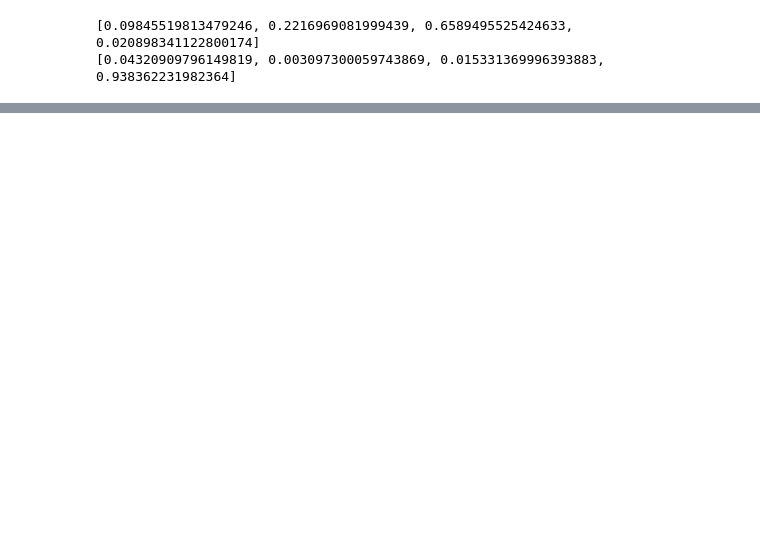
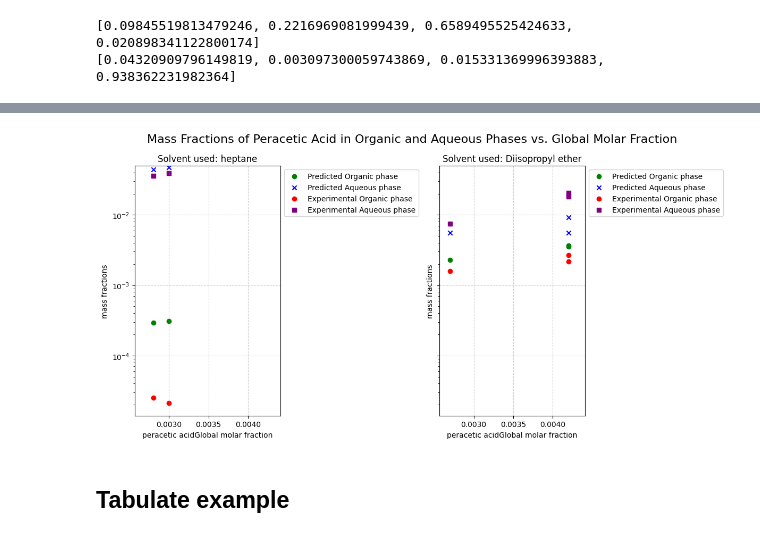
Before and after one commit to step-group/enzyme-kinetics, a Jupyter notebook: liquid-liquid equilibrium.ipynb, the cells around one changed output, grey strips where cells are left out. Drawn from its saved outputs; the diff is of its cells as text; code cells hidden in the pictures; blank space fills up the shorter version.

```diff
--- a/liquid-liquid equilibrium.ipynb
+++ b/liquid-liquid equilibrium.ipynb
@@ -29,5 +50,5 @@ Academic license - for non-commercial use only - expires 2025-11-19
 T=25+273.15   #temperature in Kelvin
 P=1.01325     #pressure in bar
 #next, we need to define the components in our experiments
-components=['acetic acid','hydrogen peroxide','water','diisopropyl ether']
-components_initial_values=[[2.6123,'mass'],[4.125,'mass'],[12.375,'mass'],[17.8883,'mass']]  #list of values of each component, which can be given in 'mass' or 'moles'
+components=[['acetic acid','hydrogen peroxide','water','diisopropyl ether'],['acetic acid','hydrogen peroxide','water','toluene'],['acetic acid','hydrogen peroxide','water','heptane'],['lauric acid','hydrogen peroxide','water','diisopropyl ether'],['lauric acid','hydrogen peroxide','water','toluene'],['lauric acid','hydrogen peroxide','water','heptane']]
+components_initial_values=[[[2.6123,'mass'],[4.125,'mass'],[12.375,'mass'],[17.8883,'mass']],[[0.7502,'mass'],[4.125,'mass'],[12.375,'mass'],[21.5978,'mass']],[[1.0420,'mass'],[4.125,'mass'],[12.375,'mass'],[17.0384,'mass']],[[2.5049,'mass'],[4.125,'mass'],[12.375,'mass'],[17.8883,'mass']],[[2.5081,'mass'],[4.125,'mass'],[12.375,'mass'],[21.6435,'mass']],[[2.5058,'mass'],[4.125,'mass'],[12.375,'mass'],[17.0384,'mass']]] #list of values of each component, which can be given in 'mass' or 'moles'
@@ -38,7 +74,7 @@ def get_molar_fractions_zi(components,components_initial_values,T,P):
         if components_initial_values[i][1]=='moles':
             components_moles.append(components_initial_values[i][0])
         elif components_initial_values[i][1]=='mass':
-            component=Chemical(components[i],T=T,P=P)
+            component=Chemical(components[i],T=T,P=P*100000)  #convert pressure to Pa for chemical
             component_molar_mass=component.MW
             components_moles.append(components_initial_values[i][0]/component_molar_mass)
         else:
@@ -111,7 +204,7 @@ def molar_fraction_to_mass_fraction(components,molar_fractions,T,P):
     #this function assumes a calculus base of 1 mole of the mixture
     components_mass=[]
     for i in range(len(components)):
-        component=Chemical(components[i],T=T,P=P)
+        component=Chemical(components[i],T=T,P=P*100000)  #convert pressure to Pa for chemical
         component_molar_mass=component.MW
         component_mass=molar_fractions[i]*component_molar_mass
         components_mass.append(component_mass)
@@ -128,0 +315,66 @@ print(organic_phase)
+# %%
+#First we will plot the molar fractions of a product of interest under different substrate molar fractions
+components=[['acetic acid','hydrogen peroxide','water','heptane','peracetic acid'],['acetic acid','hydrogen peroxide','water','Diisopropyl ether','peracetic acid']]
+global_molar_fractions=[[[0.02,0.0028,0.193,0.782,0.0022],[0.0192,0.0025,0.1932,0.782,0.003],[0.0194,0.0025,0.1933,0.782,0.0028]],[[0.0188,0.026,0.1636,0.7889,0.0027],[0.0172,0.0288,0.1644,0.7855,0.0042],[0.0173,0.0119,0.1755,0.7911,0.0042]]]
+experimental_mass_fractions_organic=[[1.4*10**(-5),2.1*10**(-5),2.5*10**(-5)],[1.59*10**(-3),2.18*10**(-3),2.69*10**(-3)]]
+experimental_mass_fractions_aqueous=[[0.0311,0.0391,0.0356],[0.0075,0.0182,0.0207]]
+T=30+273.15   #temperature in Kelvin
+P=1.01325     #pressure in bar
+ncols=2         #number of columns for the subplots
+nrows=1  #number of rows for the subplot
+fig, axs = plt.subplots(nrows, ncols, figsize=(6*ncols, 6*nrows), sharex=True, sharey=True)  #we create the figure and subplots, defining it's dimensions and in this case the x and y axes will be shared across all subplots to compare them
+axs = axs.flatten()   #we flatten the axs array to make it easier to iterate trhough
+for j in range(len(components)):
+    components_to_evaluate=components[j]
+    experiment_fraction_organic=[]
+    experiment_fraction_aqueous=[]
+    for i in range(len(global_molar_fractions[j])):
+        components_molar_fractions_to_use=global_molar_fractions[j][i]
+        component_properties=get_components_properties_alternative(components_to_evaluate,T,P,"MODIFIED_UNIFAC")
+        component_properties[1][5]={'OH':2}
+        component_properties[4][5]={'CH3':1,'CH3CO':1,'C2H5O2':1}
+        mixture_to_use=set_components(components_to_evaluate,component_properties)
+        #now we can define the mixture using phasepy
+        mix=mixture(mixture_to_use[0],mixture_to_use[1])
+        for s in range(2,len(mixture_to_use)):
+            mix.add_component(mixture_to_use[s])
+        #now we define the unifac model to be used
+        mix.original_unifac()
+        eos=virialgamma(mix, actmodel='original_unifac')
+        T=T
+        P=P
+        Z=np.array(components_molar_fractions_to_use)
+        x0=np.array([0.02,0.1,0.85,0.03,0.0005])
+        w0=np.array([0.05,0.2,0.35,0.4,0.0005])
+        test=lle(x0,w0,Z,T,P,eos,full_output=True)
+        phase_molar_fractions=test['X']
+        aqueous_phase_molar_fractions=phase_molar_fractions[0]
+        organic_phase_molar_fractions=phase_molar_fractions[1]
+        aqueous_mass_fractions=molar_fraction_to_mass_fraction(components_to_evaluate,aqueous_phase_molar_fractions,T,P)
+        organic_mass_fractions=molar_fraction_to_mass_fraction(components_to_evaluate,organic_phase_molar_fractions,T,P)
+        experiment_fraction_organic.append(organic_mass_fractions[4])  #we append the mass fraction of the product of interest
+        experiment_fraction_aqueous.append(aqueous_mass_fractions[4])   #we append the mass fraction of the product of interest in the aqueous phase
+    molar_fractions_to_evaluate=[]
+    for k in range(len(global_molar_fractions[j])):
+        molar_fractions_to_evaluate.append(global_molar_fractions[j][k][4])
+    ax=axs[j]      #we determine the current axis to plot
+    ax.scatter(molar_fractions_to_evaluate,experiment_fraction_organic, label='Predicted Organic phase',color='green')
+    ax.scatter(molar_fractions_to_evaluate,experiment_fraction_aqueous, label='Predicted Aqueous phase',color='blue',marker='x')
+    ax.scatter(molar_fractions_to_evaluate,experimental_mass_fractions_organic[j], label='Experimental Organic phase',color='red',marker='o')
+    ax.scatter(molar_fractions_to_evaluate,experimental_mass_fractions_aqueous[j], label='Experimental Aqueous phase',color='purple',marker='s')
+    ax.grid(True, linestyle='--', alpha=0.6)
+    ax.set_xlim(min(molar_fractions_to_evaluate)*0.95, max(molar_fractions_to_evaluate)*1.05)
+    ax.set_ylim(bottom=0)  # Make sure y axis starts at zero
+    ax.set_yscale('log')
+    ax.set_xlabel(components[j][4]+"Global molar fraction")
+    ax.set_ylabel("mass fractions")
+    ax.set_title("Solvent used: "+components[j][3])
+    ax.legend(loc='upper left', bbox_to_anchor=(1, 1))   #we add the legend to identify which is the predicted and experimental data
+    ax.grid(True)
+fig.suptitle("Mass Fractions of Peracetic Acid in Organic and Aqueous Phases vs. Global Molar Fraction", fontsize=16)
+plt.tight_layout()
+plt.show()  #we show the plot
+# %% [output]
+[figure, added]
+# %% [markdown]
+## Tabulate example
```
Also changed, not shown: parts of 24 cells of this notebook, 5 other files.
